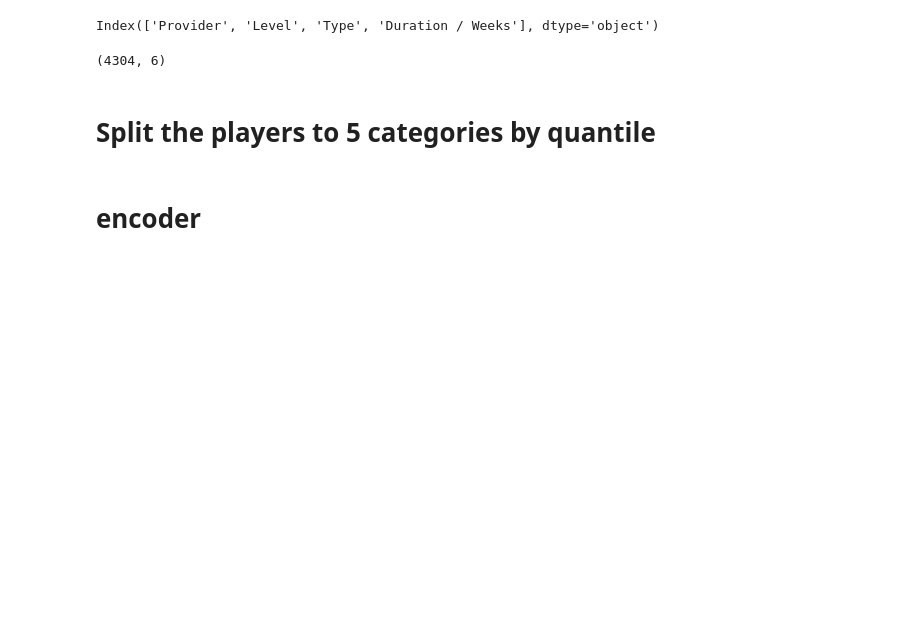
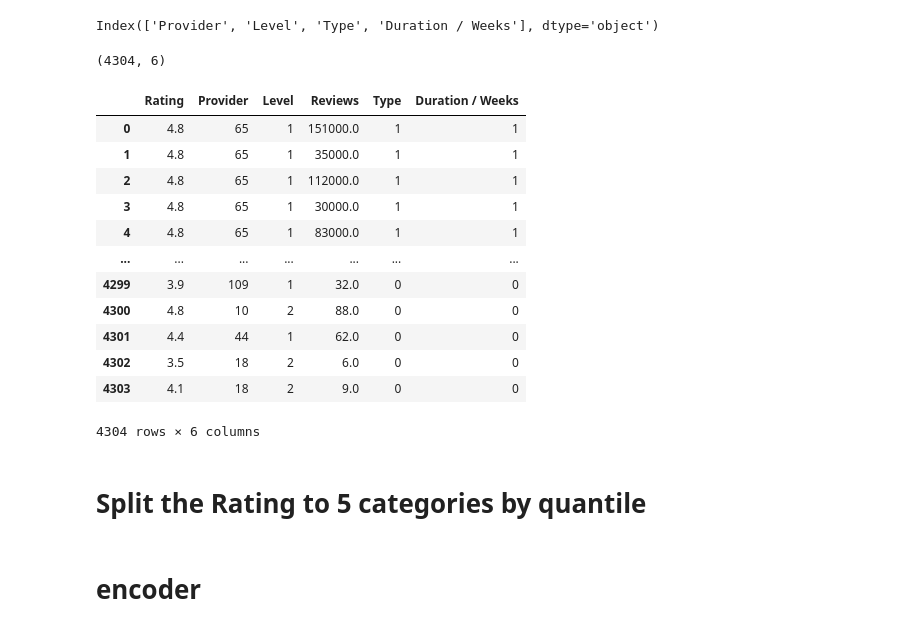
Before and after one commit to SalmanGassem/Usecase-8-Project-5, a Jupyter notebook: Salman_edit-Project_5_ML_K-means.ipynb, the cells around one changed output. Drawn from its saved outputs; the diff is of its cells as text; code cells hidden in the pictures; blank space fills up the shorter version.

```diff
--- a/Salman_edit-Project_5_ML_K-means.ipynb
+++ b/Salman_edit-Project_5_ML_K-means.ipynb
@@ -72,6 +72,22 @@ Index(['Provider', 'Level', 'Type', 'Duration / Weeks'], dtype='object')
 df_dummies.shape
 # %% [output]
 (4304, 6)
+# %%
+df_dummies
+# %% [output]
+|  | Rating | Provider | Level | Reviews | Type | Duration / Weeks |
+| 0 | 4.8 | 65 | 1 | 151000.0 | 1 | 1 |
+| 1 | 4.8 | 65 | 1 | 35000.0 | 1 | 1 |
+| 2 | 4.8 | 65 | 1 | 112000.0 | 1 | 1 |
+| 3 | 4.8 | 65 | 1 | 30000.0 | 1 | 1 |
+| 4 | 4.8 | 65 | 1 | 83000.0 | 1 | 1 |
+| ... | ... | ... | ... | ... | ... | ... |
+| 4299 | 3.9 | 109 | 1 | 32.0 | 0 | 0 |
+| 4300 | 4.8 | 10 | 2 | 88.0 | 0 | 0 |
+| 4301 | 4.4 | 44 | 1 | 62.0 | 0 | 0 |
+| 4302 | 3.5 | 18 | 2 | 6.0 | 0 | 0 |
+| 4303 | 4.1 | 18 | 2 | 9.0 | 0 | 0 |
+4304 rows × 6 columns
 # %% [markdown]
-# Split the players to 5 categories by quantile
+# Split the Rating to 5 categories by quantile
 # %%
```
Also changed, not shown: parts of 13 cells of this notebook.
